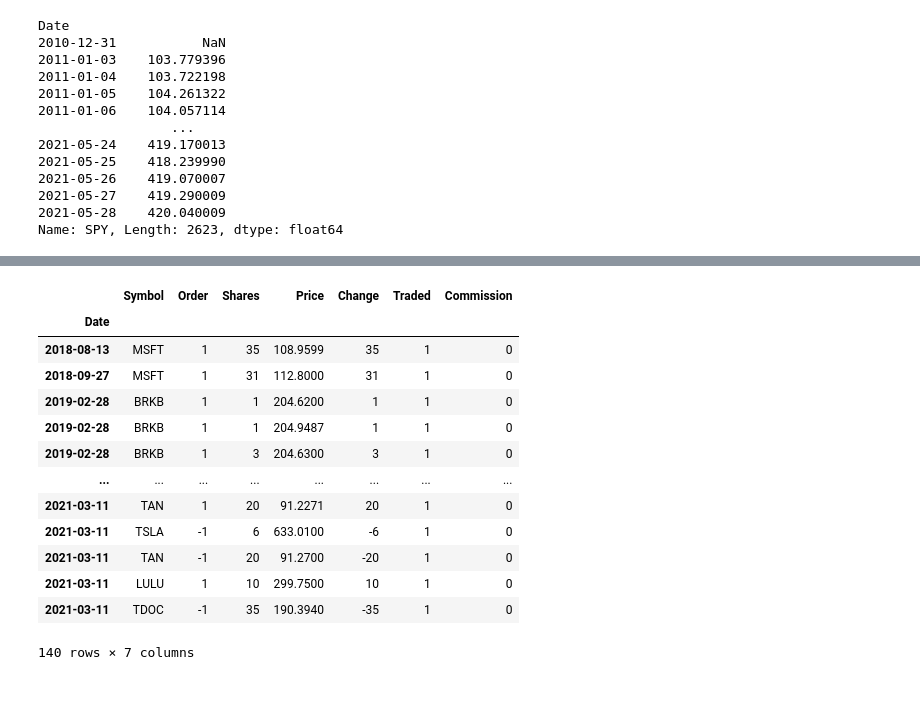
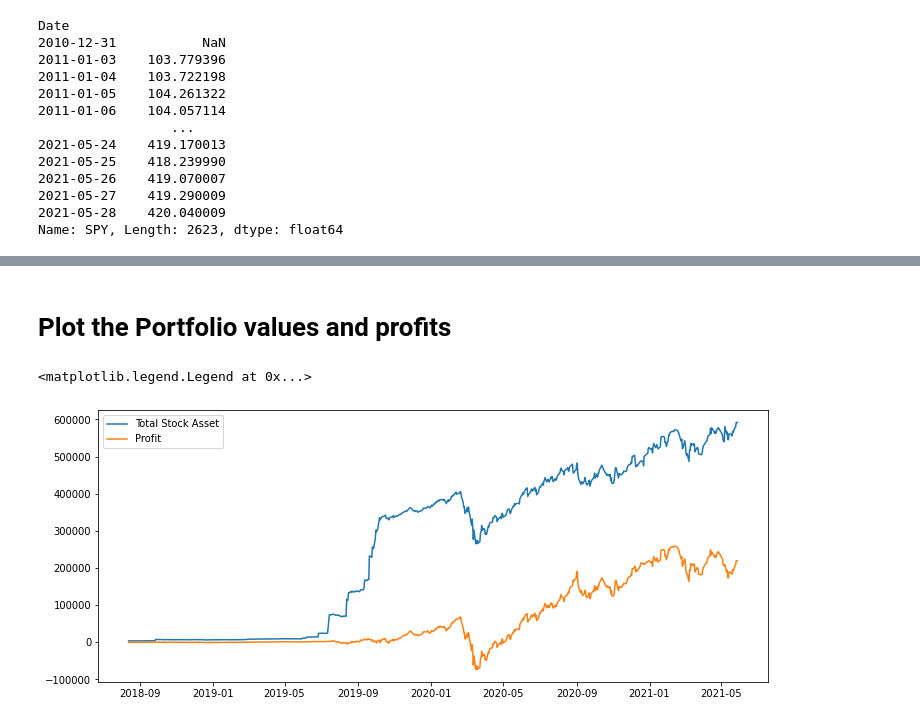
Before and after one commit to jeonghojo00/DeepPortfolio, a Jupyter notebook: Portfolio_visualization.ipynb, the cells around one changed output, grey strips where cells are left out. Saved outputs shown, nothing was run; the diff lists cells and outputs as text; code cells hidden in the pictures; blank space fills up the shorter version.

Commit message:
Update current stock portfolio status

```diff
--- a/Portfolio_visualization.ipynb
+++ b/Portfolio_visualization.ipynb
@@ -135,14 +119,21 @@ KeyError: ignored
+# %%
+import copy
+
+start_val=0
+
+# Make Holding dataframe
+holdingStocks = copy.deepcopy(orderStocks)
+holdingStocks = holdingStocks.cumsum()
+holdingStocks["Cash"] = holdingStocks["Cash"] + start_val
 # %%
-# Make Holding dataframe
-holdingStocks = copy.deepcopy(orderStocks)
-holdingStocks = holdingStocks.cumsum()
-holdingStocks["Cash"] = holdingStocks["Cash"] + start_val
-
 # Make Values dataframe and Portfolio value dataframe
-valuesStocks = stockPrices * holdingStocks
+valuesStocks = stock_prices * holdingStocks
 portVals = valuesStocks.sum(axis=1)
+totVals = valuesStocks.iloc[:,:-1].sum(axis=1)
 print('print valueStocks')
 print(valuesStocks)
-print('print portfolio values')
-print(portVals)
+print('Current Profit')
+print(portVals[-1])
+print('Total Stock Asset')
+print(totVals[-1])
 # %% [output]
@@ -154,20 +160,15 @@ array(['MSFT', 'BRK-B', 'GOOGL', 'NVDA', 'BA', 'NOBL', 'ABR', 'LULU',
-# %%
-orders_df
-# %% [output]
-|  | Symbol | Order | Shares | Price | Change | Traded | Commission |
-| Date |  |  |  |  |  |  |  |
-| 2018-08-13 | MSFT | 1 | 35 | 108.9599 | 35 | 1 | 0 |
-| 2018-09-27 | MSFT | 1 | 31 | 112.8000 | 31 | 1 | 0 |
-| 2019-02-28 | BRKB | 1 | 1 | 204.6200 | 1 | 1 | 0 |
-| 2019-02-28 | BRKB | 1 | 1 | 204.9487 | 1 | 1 | 0 |
-| 2019-02-28 | BRKB | 1 | 3 | 204.6300 | 3 | 1 | 0 |
-| ... | ... | ... | ... | ... | ... | ... | ... |
-| 2021-03-11 | TAN | 1 | 20 | 91.2271 | 20 | 1 | 0 |
-| 2021-03-11 | TSLA | -1 | 6 | 633.0100 | -6 | 1 | 0 |
-| 2021-03-11 | TAN | -1 | 20 | 91.2700 | -20 | 1 | 0 |
-| 2021-03-11 | LULU | 1 | 10 | 299.7500 | 10 | 1 | 0 |
-| 2021-03-11 | TDOC | -1 | 35 | 190.3940 | -35 | 1 | 0 |
-140 rows × 7 columns
+# %% [markdown]
+# Plot the Portfolio values and profits
+# %%
+import matplotlib.pyplot as plt
+
+plt.figure(figsize=(12,5))
+plt.plot(totVals, label="Total Stock Asset")
+plt.plot(portVals, label="Profit")
+plt.legend(loc='best')
+# %% [output]
+<matplotlib.legend.Legend at 0x...>
+[figure, added]
 # %%
 def compute_portvals(
     orders_file="./orders/orders.csv",
```
Also changed, not shown: parts of 12 cells of this notebook.
